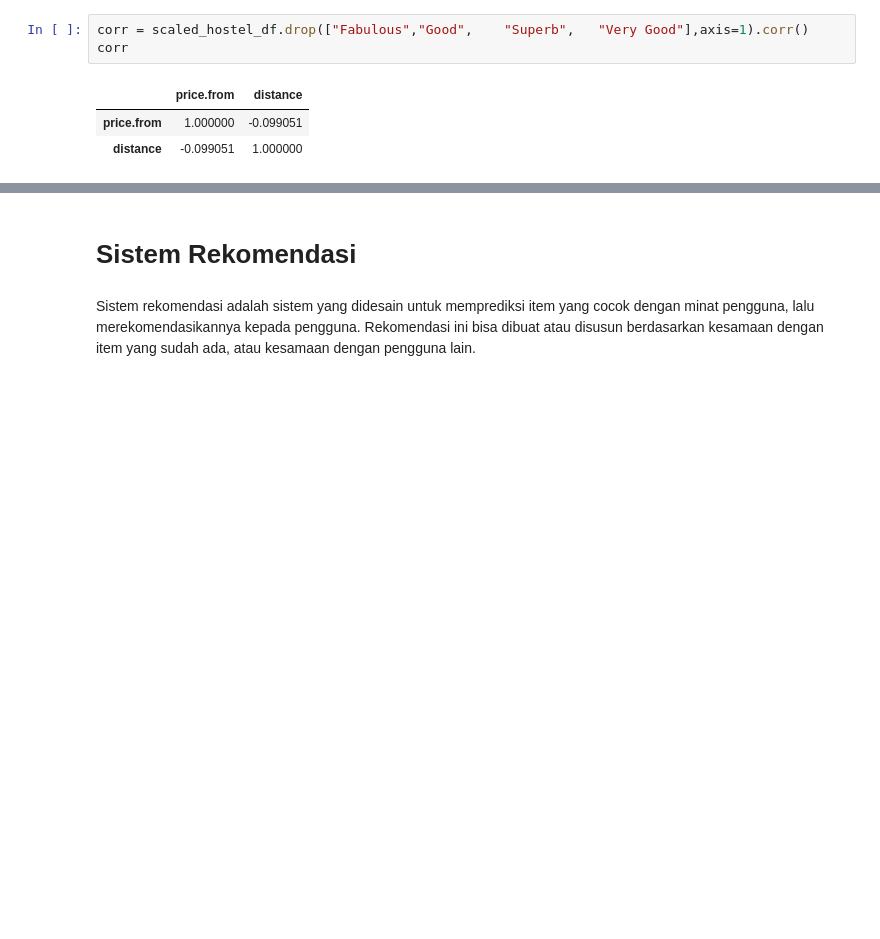
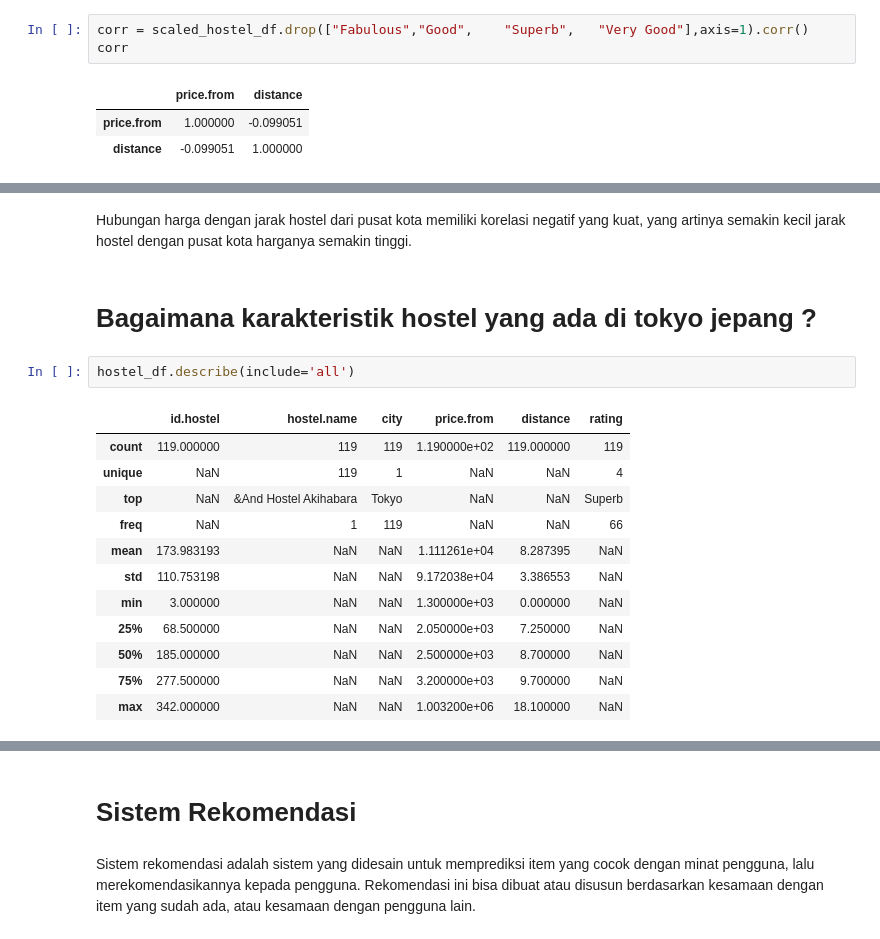
Before and after one commit to Rifanuraa/japan_hostel_recomendation_system, a Jupyter notebook: Sistem_Rekomendasi_hostel_di_jepang.ipynb, the cells around one changed output, grey strips where cells are left out. Drawn from its saved outputs; the diff is of its cells as text; blank space fills up the shorter version.

```diff
--- a/Sistem_Rekomendasi_hostel_di_jepang.ipynb
+++ b/Sistem_Rekomendasi_hostel_di_jepang.ipynb
@@ -308,3 +326,22 @@ fig = px.imshow(corr, text_auto=True)
 fig.show()
 # %% [output]
 [interactive output not drawn]
+# %% [markdown]
+Hubungan harga dengan jarak hostel dari pusat kota memiliki korelasi negatif yang kuat, yang artinya semakin kecil jarak hostel dengan pusat kota harganya semakin tinggi.
+# %% [markdown]
+# Bagaimana karakteristik hostel yang ada di tokyo jepang ?
+# %%
+hostel_df.describe(include='all')
+# %% [output]
+|  | id.hostel | hostel.name | city | price.from | distance | rating |
+| count | 119.000000 | 119 | 119 | 1.190000e+02 | 119.000000 | 119 |
+| unique | NaN | 119 | 1 | NaN | NaN | 4 |
+| top | NaN | &And Hostel Akihabara | Tokyo | NaN | NaN | Superb |
+| freq | NaN | 1 | 119 | NaN | NaN | 66 |
+| mean | 173.983193 | NaN | NaN | 1.111261e+04 | 8.287395 | NaN |
+| std | 110.753198 | NaN | NaN | 9.172038e+04 | 3.386553 | NaN |
+| min | 3.000000 | NaN | NaN | 1.300000e+03 | 0.000000 | NaN |
+| 25% | 68.500000 | NaN | NaN | 2.050000e+03 | 7.250000 | NaN |
+| 50% | 185.000000 | NaN | NaN | 2.500000e+03 | 8.700000 | NaN |
+| 75% | 277.500000 | NaN | NaN | 3.200000e+03 | 9.700000 | NaN |
+| max | 342.000000 | NaN | NaN | 1.003200e+06 | 18.100000 | NaN |
```
Also changed, not shown: parts of 26 cells of this notebook.
